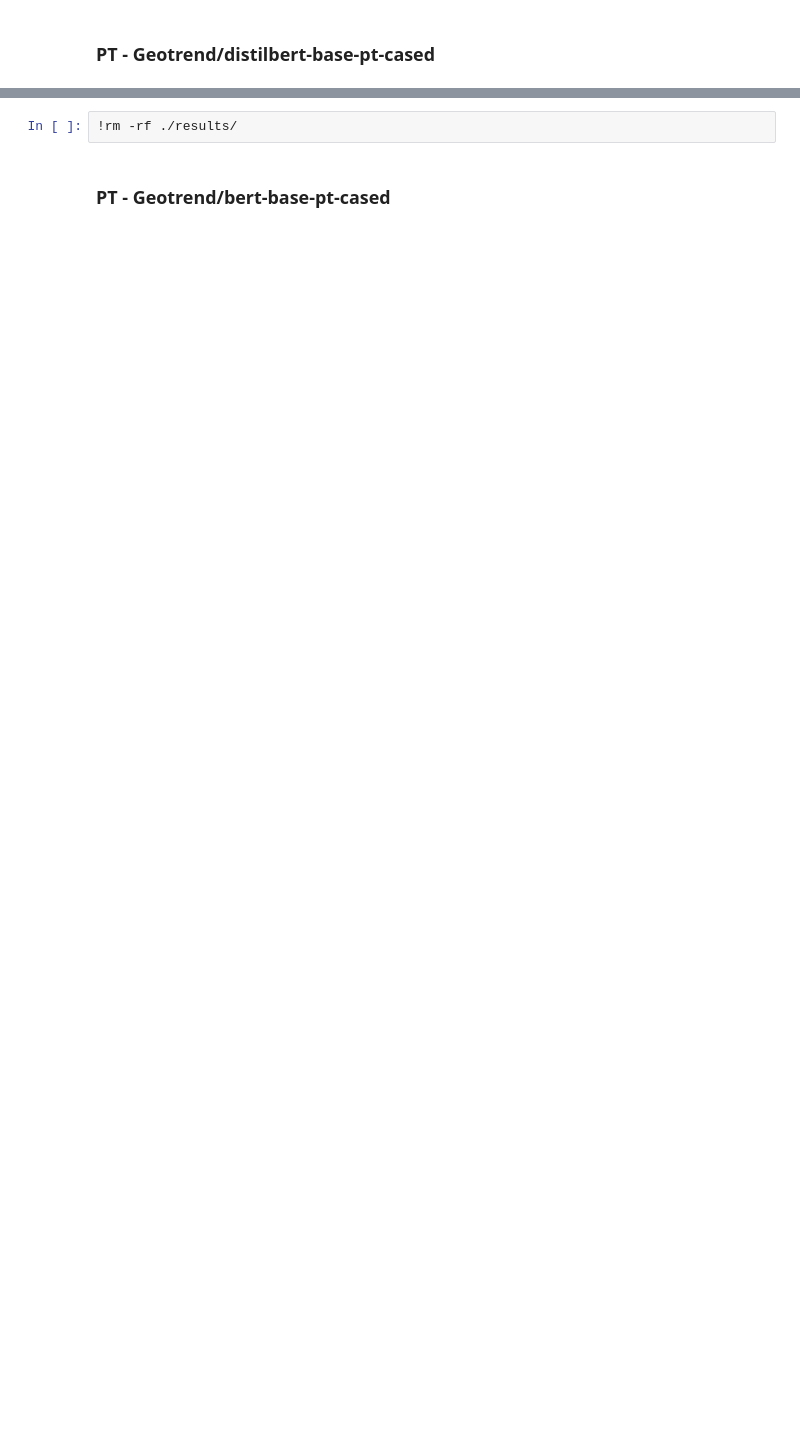
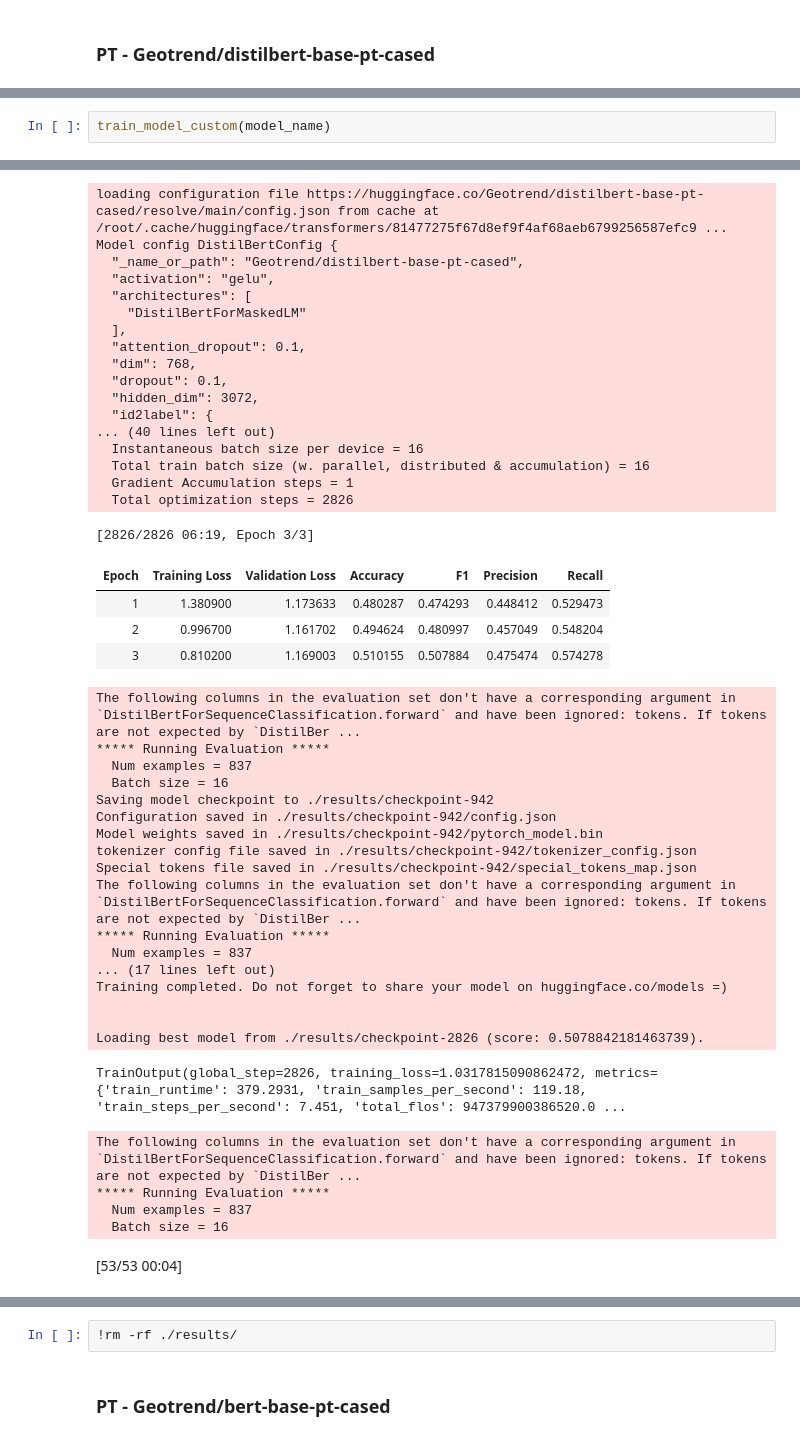
Before and after one commit to g-batalhao-a/PLN, a Jupyter notebook: Project/Assignment2/baseline.ipynb, the cells around one changed output, grey strips where cells are left out. Drawn from its saved outputs; the diff is of its cells as text; blank space fills up the shorter version.

```diff
--- a/Project/Assignment2/baseline.ipynb
+++ b/Project/Assignment2/baseline.ipynb
@@ -309,0 +451,3 @@ Special tokens file saved in /content/drive/Shareddrives/PLN/Assignment 2/models
+# %%
+train_model_custom(model_name)
+# %% [output]
@@ -309,0 +471,45 @@ Special tokens file saved in /content/drive/Shareddrives/PLN/Assignment 2/models
+loading configuration file https://huggingface.co/Geotrend/distilbert-base-pt-cased/resolve/main/config.json from cache at /root/.cache/huggingface/transformers/81477275f67d8ef9f4af68aeb6799256587efc9 ...
+Model config DistilBertConfig {
+  "_name_or_path": "Geotrend/distilbert-base-pt-cased",
+  "activation": "gelu",
+  "architectures": [
+    "DistilBertForMaskedLM"
+  ],
+  "attention_dropout": 0.1,
+  "dim": 768,
+  "dropout": 0.1,
+  "hidden_dim": 3072,
+  "id2label": {
+... (40 lines left out)
+  Instantaneous batch size per device = 16
+  Total train batch size (w. parallel, distributed & accumulation) = 16
+  Gradient Accumulation steps = 1
+  Total optimization steps = 2826
+[2826/2826 06:19, Epoch 3/3]
+| Epoch | Training Loss | Validation Loss | Accuracy | F1 | Precision | Recall |
+| 1 | 1.380900 | 1.173633 | 0.480287 | 0.474293 | 0.448412 | 0.529473 |
+| 2 | 0.996700 | 1.161702 | 0.494624 | 0.480997 | 0.457049 | 0.548204 |
+| 3 | 0.810200 | 1.169003 | 0.510155 | 0.507884 | 0.475474 | 0.574278 |
+The following columns in the evaluation set don't have a corresponding argument in `DistilBertForSequenceClassification.forward` and have been ignored: tokens. If tokens are not expected by `DistilBer ...
+***** Running Evaluation *****
+  Num examples = 837
+  Batch size = 16
+Saving model checkpoint to ./results/checkpoint-942
+Configuration saved in ./results/checkpoint-942/config.json
+Model weights saved in ./results/checkpoint-942/pytorch_model.bin
+tokenizer config file saved in ./results/checkpoint-942/tokenizer_config.json
+Special tokens file saved in ./results/checkpoint-942/special_tokens_map.json
+The following columns in the evaluation set don't have a corresponding argument in `DistilBertForSequenceClassification.forward` and have been ignored: tokens. If tokens are not expected by `DistilBer ...
+***** Running Evaluation *****
+  Num examples = 837
+... (17 lines left out)
+Training completed. Do not forget to share your model on huggingface.co/models =)
+
+
+Loading best model from ./results/checkpoint-2826 (score: 0.5078842181463739).
+TrainOutput(global_step=2826, training_loss=1.0317815090862472, metrics={'train_runtime': 379.2931, 'train_samples_per_second': 119.18, 'train_steps_per_second': 7.451, 'total_flos': 947379900386520.0 ...
+The following columns in the evaluation set don't have a corresponding argument in `DistilBertForSequenceClassification.forward` and have been ignored: tokens. If tokens are not expected by `DistilBer ...
+***** Running Evaluation *****
+  Num examples = 837
+  Batch size = 16
+[53/53 00:04]
```
Also changed, not shown: parts of 48 cells of this notebook.
